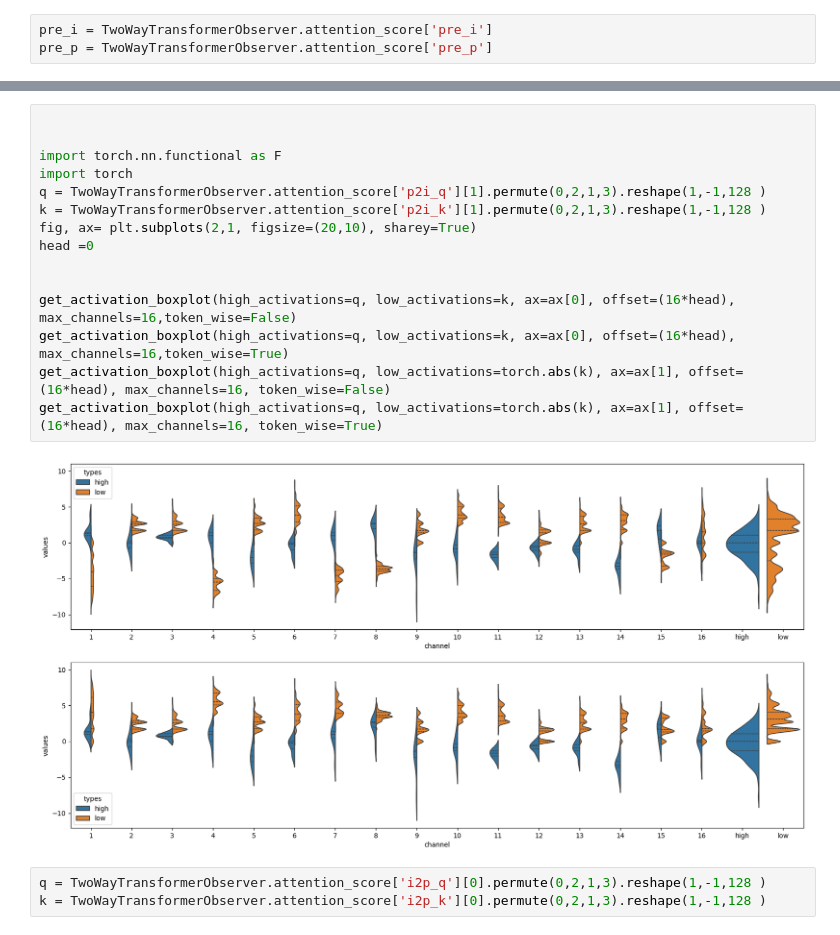
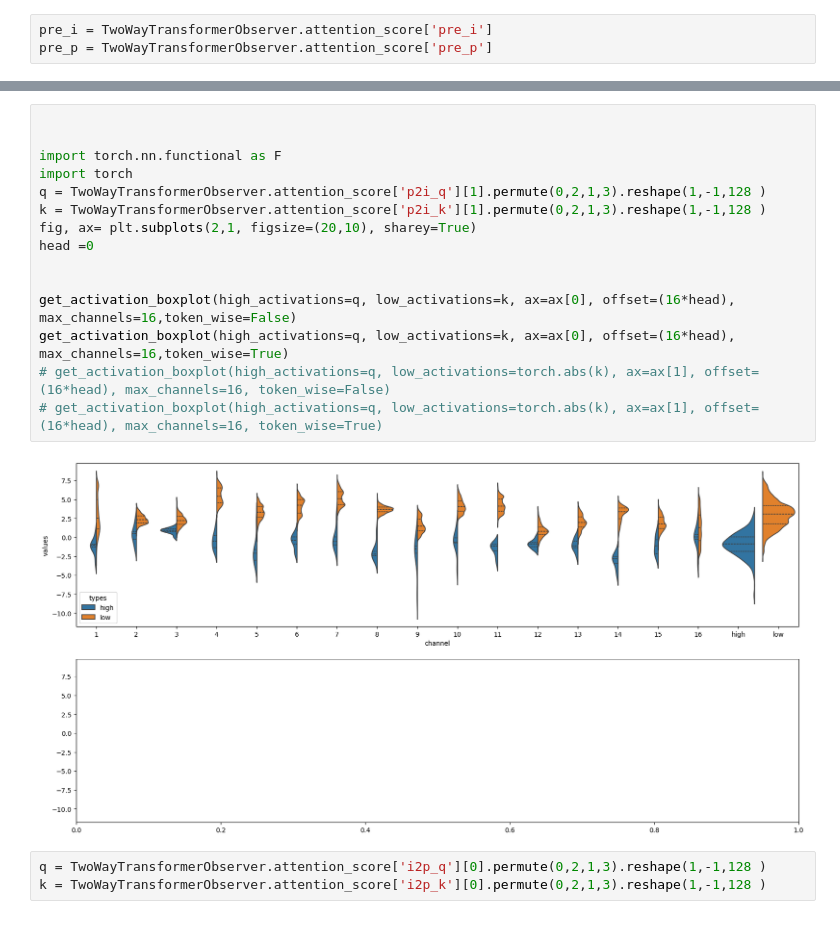
Before and after one commit to hchautran/SAM_Quantization, a Jupyter notebook: attention_utils.ipynb, the cells around one changed output, grey strips where cells are left out. Cells and saved outputs as stored; diff of their text form.

```diff
--- a/attention_utils.ipynb
+++ b/attention_utils.ipynb
@@ -65,20 +75,20 @@ torch.Size([1, 8, 8, 4096])
 # %%
 
 
 import torch.nn.functional as F
 import torch
 q = TwoWayTransformerObserver.attention_score['p2i_q'][1].permute(0,2,1,3).reshape(1,-1,128 )
 k = TwoWayTransformerObserver.attention_score['p2i_k'][1].permute(0,2,1,3).reshape(1,-1,128 )
 fig, ax= plt.subplots(2,1, figsize=(20,10), sharey=True)
 head =0
 
 
 get_activation_boxplot(high_activations=q, low_activations=k, ax=ax[0], offset=(16*head), max_channels=16,token_wise=False)
 get_activation_boxplot(high_activations=q, low_activations=k, ax=ax[0], offset=(16*head), max_channels=16,token_wise=True)
-get_activation_boxplot(high_activations=q, low_activations=torch.abs(k), ax=ax[1], offset=(16*head), max_channels=16, token_wise=False)
-get_activation_boxplot(high_activations=q, low_activations=torch.abs(k), ax=ax[1], offset=(16*head), max_channels=16, token_wise=True)
+# get_activation_boxplot(high_activations=q, low_activations=torch.abs(k), ax=ax[1], offset=(16*head), max_channels=16, token_wise=False)
+# get_activation_boxplot(high_activations=q, low_activations=torch.abs(k), ax=ax[1], offset=(16*head), max_channels=16, token_wise=True)
 # %% [output]
-[figure, old version]
+[figure, new version]
 # %%
 q = TwoWayTransformerObserver.attention_score['i2p_q'][0].permute(0,2,1,3).reshape(1,-1,128 )
 k = TwoWayTransformerObserver.attention_score['i2p_k'][0].permute(0,2,1,3).reshape(1,-1,128 )
```
Also changed, not shown: parts of 12 cells of this notebook, 38 other files.
